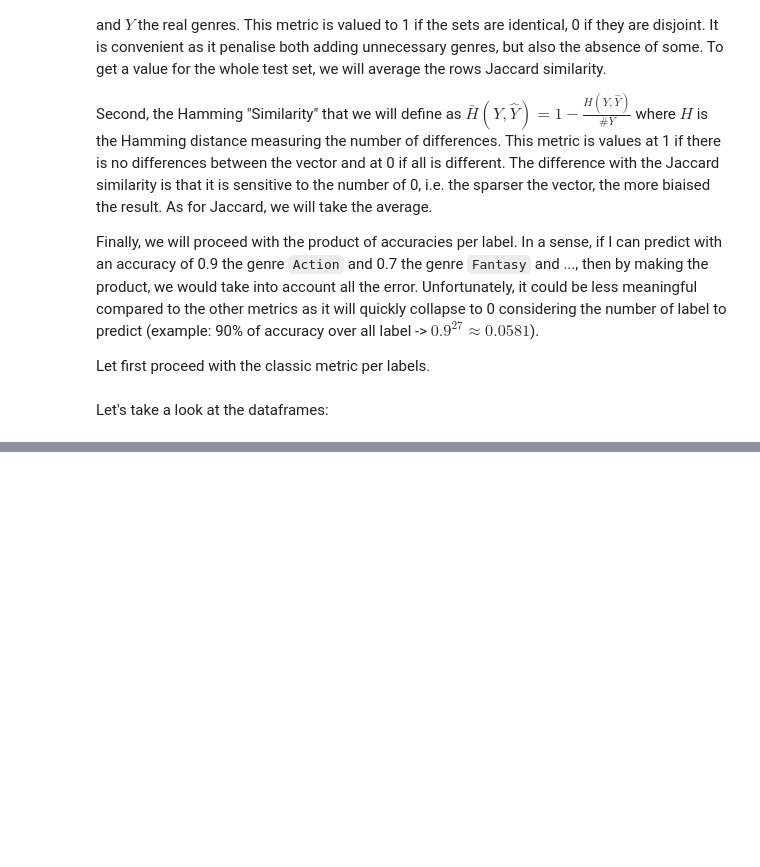
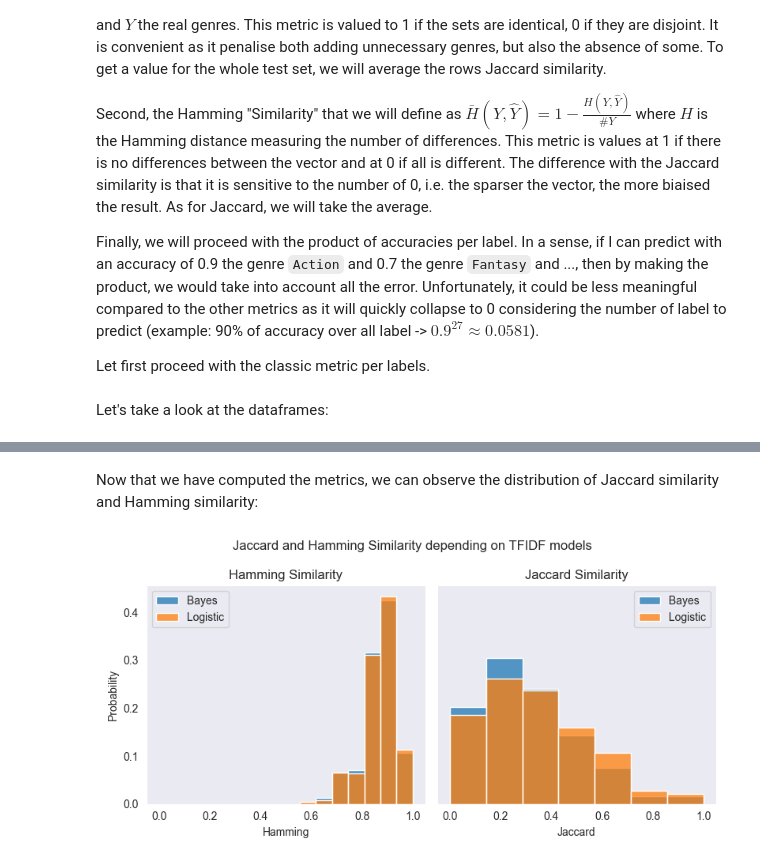
Before and after one commit to minhquan-Hoang95/WNLNLesage_Hoang_Prediction_NLP2026, a Jupyter notebook: project.ipynb, the cells around one changed output, grey strips where cells are left out. Cells and saved outputs as stored; diff of their text form; code cells hidden in the pictures; blank space fills up the shorter version.

```diff
--- a/project.ipynb
+++ b/project.ipynb
@@ -1310,0 +1460,30 @@ array([], shape=(0, 1), dtype=int64)
+# %%
+rowMetricsBayesTFIDF = computeRowMetrics(np.ravel(X_test[:,:,0]), y_test, y_predBayesTfidf, classes_)
+rowMetricsLogisticTFIDF = computeRowMetrics(np.ravel(X_test[:,:,0]), y_test, y_predLogisticTfidf, classes_)
+# %% [markdown]
+Now that we have computed the metrics, we can observe the distribution of Jaccard similarity and Hamming similarity:
+# %%
+plt.close("all")
+
+# Subplots
+figure, axes = plt.subplots(1, 2, sharey=True, figsize=(8,4), sharex=True)
+figure.suptitle('Jaccard and Hamming Similarity depending on TFIDF models')
+
+# Scaterplot for all the metrics
+sns.histplot(rowMetricsBayesTFIDF, x="Hamming", ax=axes[0], label="Bayes", bins=7, stat="probability")
+sns.histplot(rowMetricsLogisticTFIDF, x="Hamming", ax=axes[0], label="Logistic", bins=7, stat="probability")
+sns.histplot(rowMetricsBayesTFIDF, x="Jaccard", ax=axes[1], label="Bayes", bins=7, stat="probability")
+sns.histplot(rowMetricsLogisticTFIDF, x="Jaccard", ax=axes[1], label="Logistic", bins=7, stat="probability")
+
+
+# Set the titles
+axes[0].set_title("Hamming Similarity")
+axes[0].legend()
+axes[1].set_title("Jaccard Similarity")
+axes[1].legend()
+
+# Plot the diagrams
+plt.tight_layout()
+plt.show()
+# %% [output]
+[figure, added]
```
Also changed, not shown: parts of 40 cells of this notebook, 4 other files.
